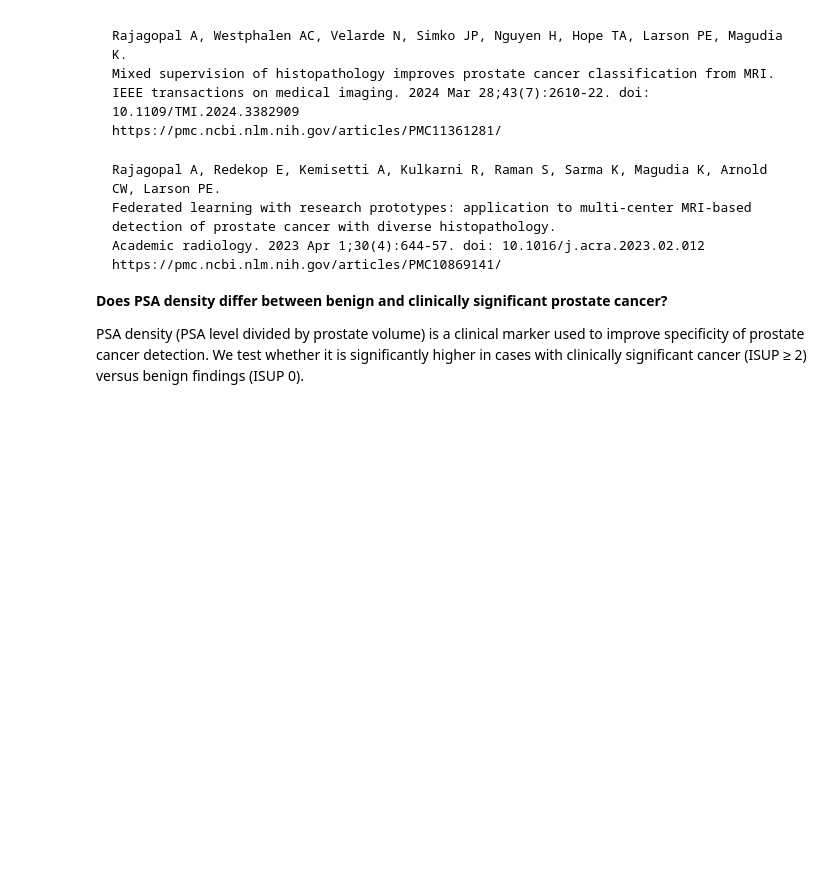
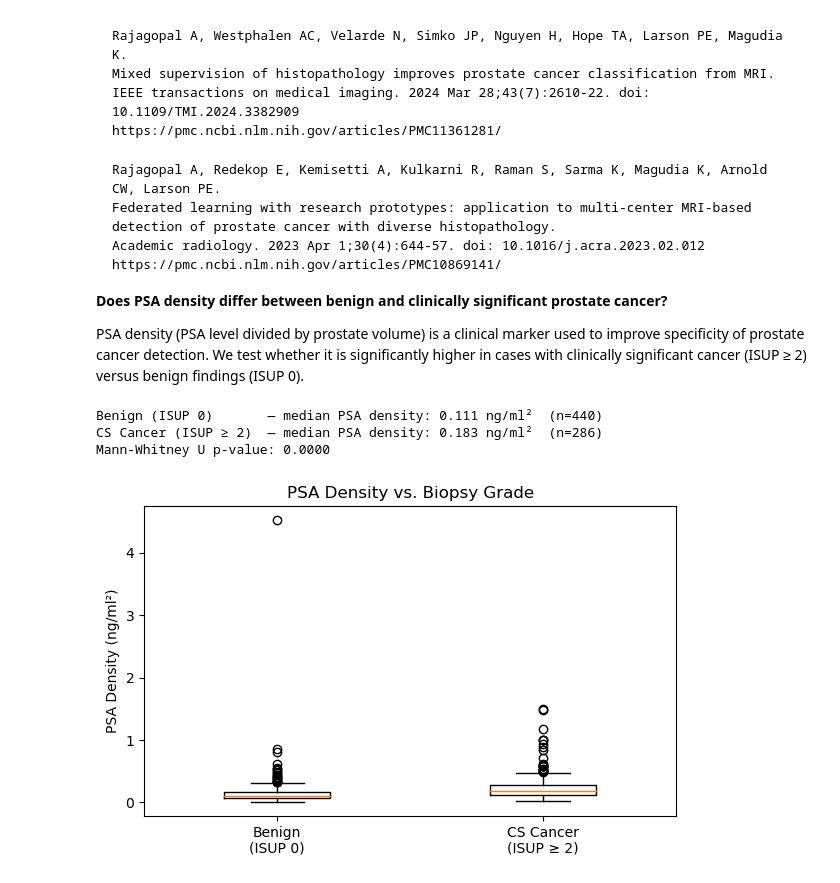
Before and after one commit to LarsonLab/UCSF-ProstateMR, a Jupyter notebook: tutorials/get-to-know-a-dataset_UCSF-ProstateMR.ipynb, the cells around one changed output. Saved outputs shown, nothing was run; the diff lists cells and outputs as text; code cells hidden in the pictures; blank space fills up the shorter version.

```diff
--- a/tutorials/get-to-know-a-dataset_UCSF-ProstateMR.ipynb
+++ b/tutorials/get-to-know-a-dataset_UCSF-ProstateMR.ipynb
@@ -271,17 +327,22 @@ PSA density (PSA level divided by prostate volume) is a clinical marker used to
 # %%
 benign    = df[df['ISUP'] == 0]['PSA_density'].dropna()
 cs_cancer = df[df['ISUP'] >= 2]['PSA_density'].dropna()
 
 stat, pval = stats.mannwhitneyu(benign, cs_cancer, alternative='less')
 
 print(f"Benign (ISUP 0)       — median PSA density: {benign.median():.3f} ng/ml²  (n={len(benign)})")
 print(f"CS Cancer (ISUP ≥ 2)  — median PSA density: {cs_cancer.median():.3f} ng/ml²  (n={len(cs_cancer)})")
 print(f"Mann-Whitney U p-value: {pval:.4f}")
 
 fig, ax = plt.subplots(figsize=(6, 4))
-ax.boxplot([benign, cs_cancer], tick_labels=['Benign\n(ISUP 0)', 'CS Cancer\n(ISUP ≥ 2)'], widths=0.4)
+ax.boxplot([benign, cs_cancer], labels=['Benign\n(ISUP 0)', 'CS Cancer\n(ISUP ≥ 2)'], widths=0.4)
 ax.set_ylabel('PSA Density (ng/ml²)')
 ax.set_title('PSA Density vs. Biopsy Grade')
 plt.tight_layout()
 plt.show()
+# %% [output]
+Benign (ISUP 0)       — median PSA density: 0.111 ng/ml²  (n=440)
+CS Cancer (ISUP ≥ 2)  — median PSA density: 0.183 ng/ml²  (n=286)
+Mann-Whitney U p-value: 0.0000
+[figure, added]
 # %% [markdown]
```
Also changed, not shown: parts of 17 cells of this notebook.
